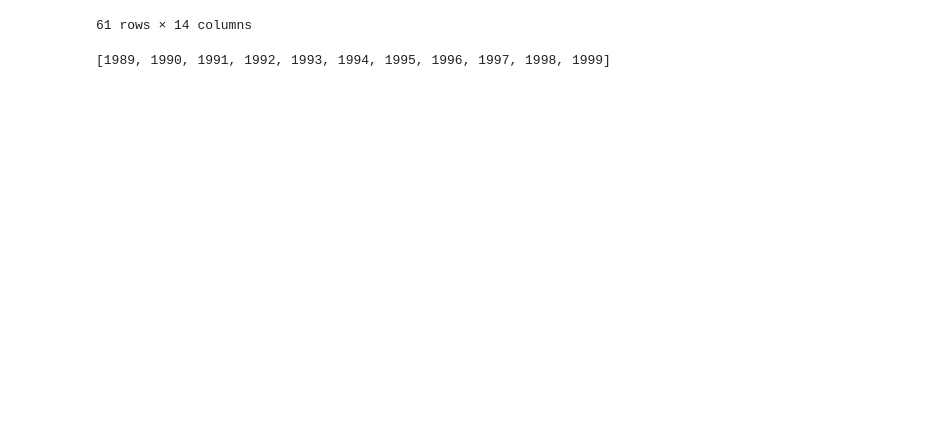
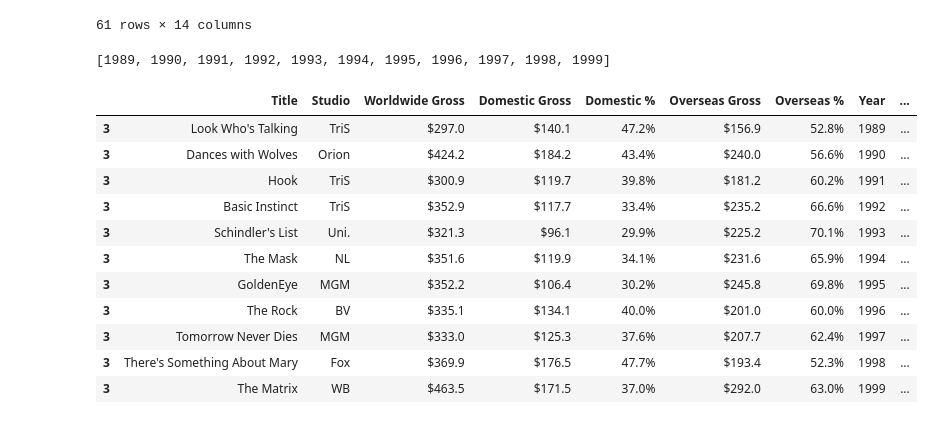
Before and after one commit to codekorn/mod_1_movies, a Jupyter notebook: Getting ratings-atiar.ipynb, the cells around one changed output. Saved outputs shown, nothing was run; the diff lists cells and outputs as text; code cells hidden in the pictures; blank space fills up the shorter version.

```diff
--- a/Getting ratings-atiar.ipynb
+++ b/Getting ratings-atiar.ipynb
@@ -322,3 +322,18 @@ list(range(1989, 2000))
 [1989, 1990, 1991, 1992, 1993, 1994, 1995, 1996, 1997, 1998, 1999]
 # %%
 test_df = super_df(1989, 1999)
+# %%
+test_df.loc[3]
+# %% [output]
+|  | Title | Studio | Worldwide Gross | Domestic Gross | Domestic % | Overseas Gross | Overseas % | Year | ... |
+| 3 | Look Who's Talking | TriS | $297.0 | $140.1 | 47.2% | $156.9 | 52.8% | 1989 | ... |
+| 3 | Dances with Wolves | Orion | $424.2 | $184.2 | 43.4% | $240.0 | 56.6% | 1990 | ... |
+| 3 | Hook | TriS | $300.9 | $119.7 | 39.8% | $181.2 | 60.2% | 1991 | ... |
+| 3 | Basic Instinct | TriS | $352.9 | $117.7 | 33.4% | $235.2 | 66.6% | 1992 | ... |
+| 3 | Schindler's List | Uni. | $321.3 | $96.1 | 29.9% | $225.2 | 70.1% | 1993 | ... |
+| 3 | The Mask | NL | $351.6 | $119.9 | 34.1% | $231.6 | 65.9% | 1994 | ... |
+| 3 | GoldenEye | MGM | $352.2 | $106.4 | 30.2% | $245.8 | 69.8% | 1995 | ... |
+| 3 | The Rock | BV | $335.1 | $134.1 | 40.0% | $201.0 | 60.0% | 1996 | ... |
+| 3 | Tomorrow Never Dies | MGM | $333.0 | $125.3 | 37.6% | $207.7 | 62.4% | 1997 | ... |
+| 3 | There's Something About Mary | Fox | $369.9 | $176.5 | 47.7% | $193.4 | 52.3% | 1998 | ... |
+| 3 | The Matrix | WB | $463.5 | $171.5 | 37.0% | $292.0 | 63.0% | 1999 | ... |
```
